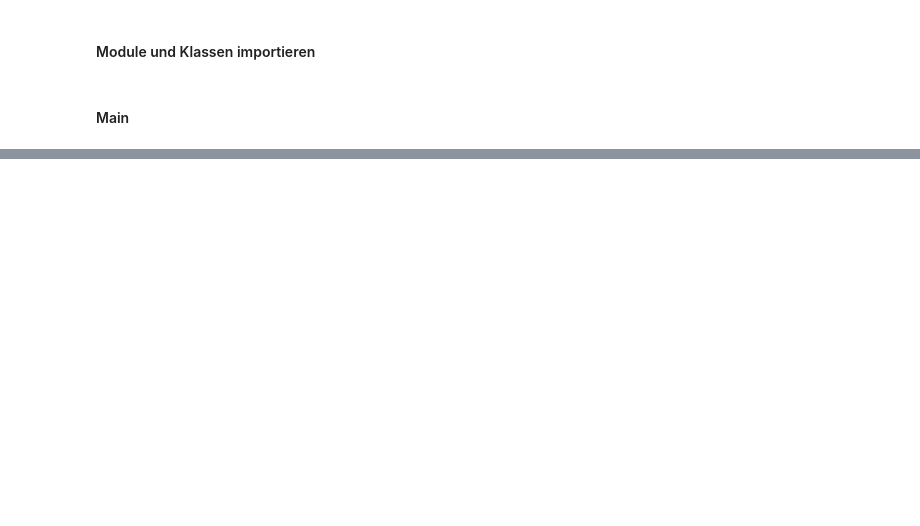
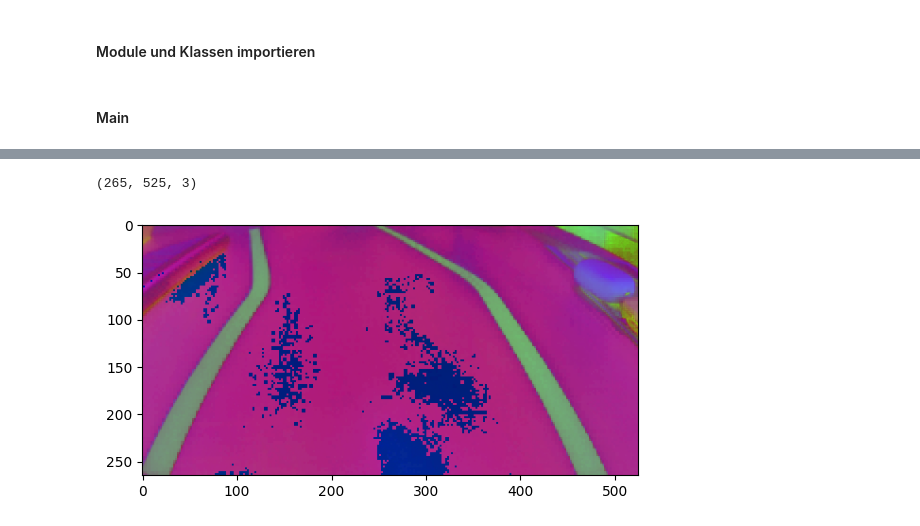
Before and after one commit to HopfeJ/Gruppe4_Camp2Code, a Jupyter notebook: roman/phase2/camcar_test.ipynb, the cells around one changed output, grey strips where cells are left out. Drawn from its saved outputs; the diff is of its cells as text; code cells hidden in the pictures; blank space fills up the shorter version.

```diff
--- a/roman/phase2/camcar_test.ipynb
+++ b/roman/phase2/camcar_test.ipynb
@@ -27,0 +47,9 @@ plt.imshow(img)
+# %%
+# Bild in HSV-Raum umwandeln
+img_cut_HSV = cv.cvtColor(img_cut,cv.COLOR_RGB2HSV)
+
+plt.imshow(img_cut_HSV)
+print(img_cut_HSV.shape)
+# %% [output]
+(265, 525, 3)
+[figure, added]
```
Also changed, not shown: parts of 8 cells of this notebook, 3 other files.
